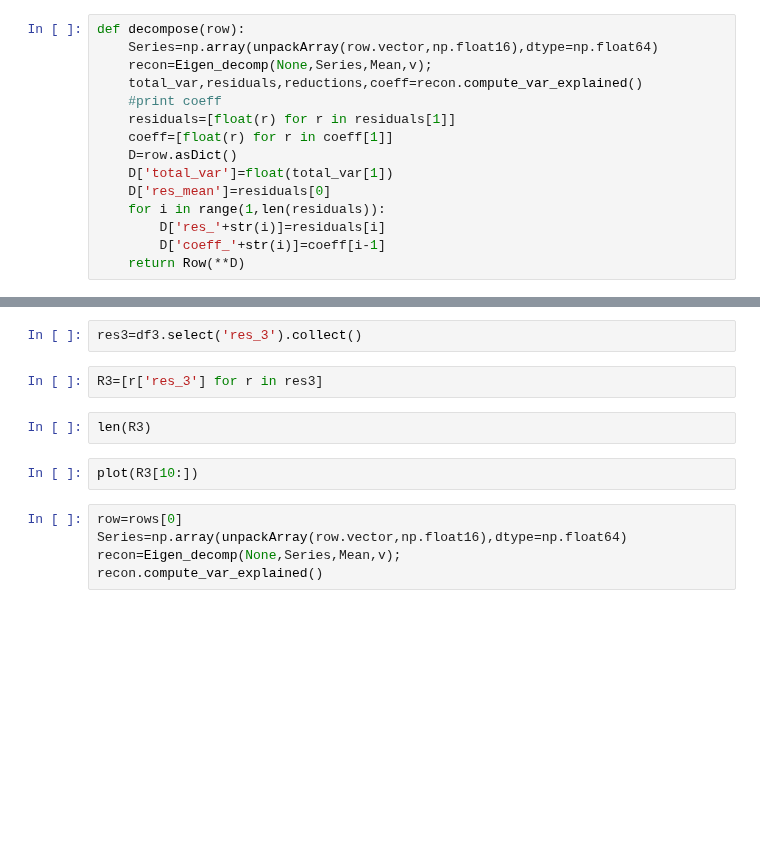
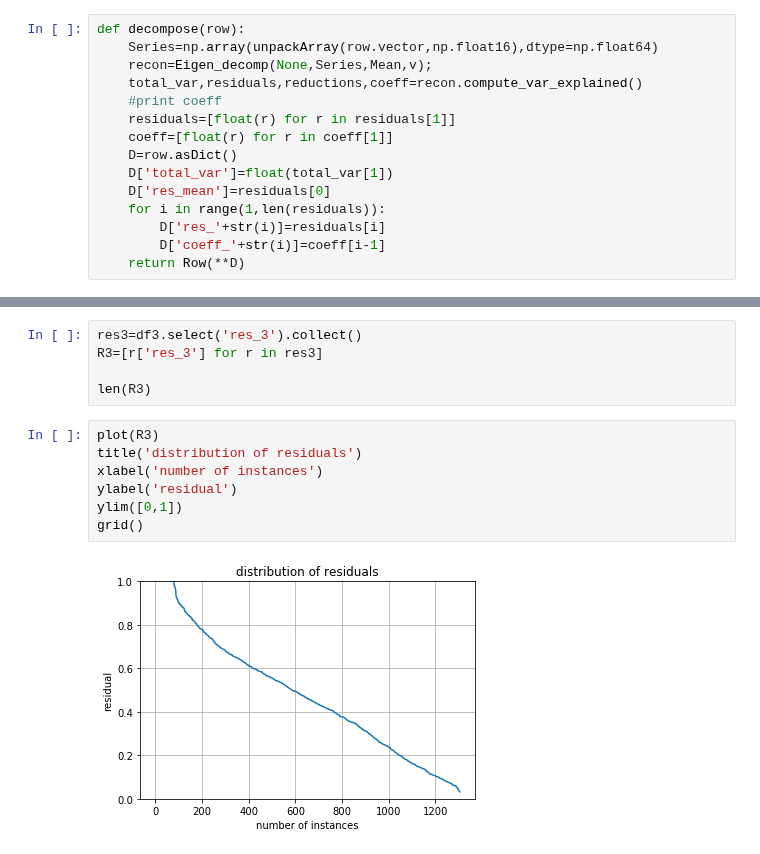
Before and after one commit to ucsd-edx/edX-Micro-Master-in-Data-Science, a Jupyter notebook: big-data-analytics-using-spark/notebooks/2.PCA/4.5 Weather Analysis - reconstruction.ipynb, the cells around one changed output, grey strips where cells are left out. Saved outputs shown, nothing was run; the diff lists cells and outputs as text; blank space fills up the shorter version.

```diff
--- a/big-data-analytics-using-spark/notebooks/2.PCA/4.5 Weather Analysis - reconstruction.ipynb
+++ b/big-data-analytics-using-spark/notebooks/2.PCA/4.5 Weather Analysis - reconstruction.ipynb
@@ -329,16 +282,17 @@ plot_recon_grid(rows)
 # %%
 res3=df3.select('res_3').collect()
+R3=[r['res_3'] for r in res3]
+
+len(R3)
-# %%
-R3=[r['res_3'] for r in res3]
-# %%
-len(R3)
-# %%
-plot(R3[10:])
-# %%
-row=rows[0]
-Series=np.array(unpackArray(row.vector,np.float16),dtype=np.float64)
-recon=Eigen_decomp(None,Series,Mean,v);
-recon.compute_var_explained()
+# %%
+plot(R3)
+title('distribution of residuals')
+xlabel('number of instances')
+ylabel('residual')
+ylim([0,1])
+grid()
+# %% [output]
+[figure, added]
 # %%
 print df3.count(),
 df4=df3.filter(df3.res_3<0.5)
```
Also changed, not shown: parts of 36 cells of this notebook, 7 other files.
